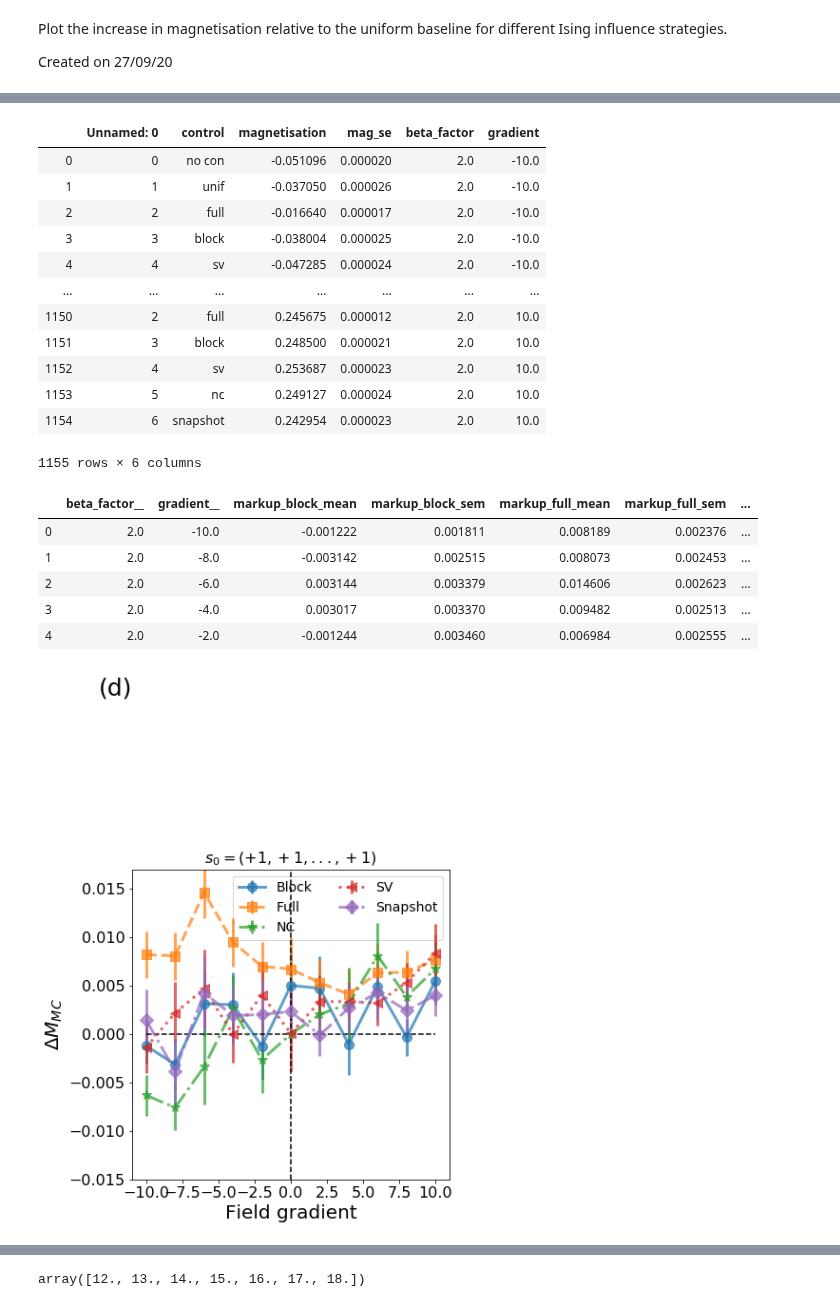
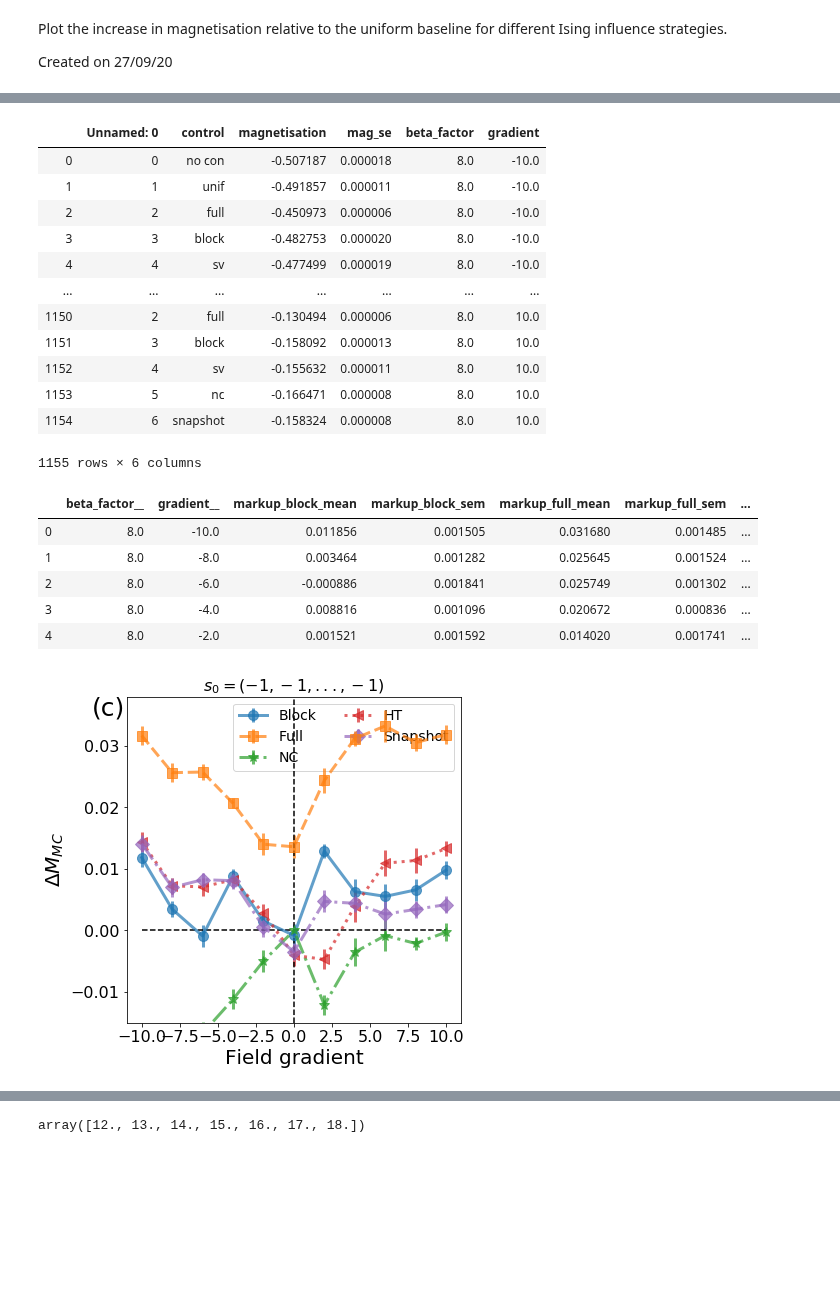
Before and after one commit to MGarrod1/unobserved_spin_influence, a Jupyter notebook: Figures_3-4_Pokec/fig4-b-c-plots.ipynb, the cells around one changed output, grey strips where cells are left out. Cells and saved outputs as stored; diff of their text form; code cells hidden in the pictures; blank space fills up the shorter version.

```diff
--- a/Figures_3-4_Pokec/fig4-b-c-plots.ipynb
+++ b/Figures_3-4_Pokec/fig4-b-c-plots.ipynb
@@ -11,6 +11,3 @@ from scipy import stats
 import matplotlib
 import pylab
 import itertools
-# %%
-eval_data = pd.read_csv("Data/Pokec_control_eval_data_no_field.csv")
-eval_data
@@ -31,18 +14,10 @@ eval_data
 # %%
-#eval_data = pd.read_csv('Data/Pokec_control_eval_data_new.csv')
-#eval_data = pd.read_csv('Data/Pokec_control_eval_data_positive.csv')
-#eval_data = pd.read_csv("Data/Pokec_control_eval_data_no_field.csv")
-#eval_data = pd.read_csv("Data/Pokec_control_eval_data_beta2_neg.csv")
-
-#eval_data = pd.read_csv("Data/Pokec_control_eval_data_positive_larger_gs.csv").append(pd.read_csv('Data/Pokec_control_eval_data_positive.csv'))
-# Pokec_control_eval_data_beta_2-0_1-0
-init_sign=1.0
+init_sign=-1.0
 
 if init_sign==1.0:
     eval_data = pd.read_csv("Data/Pokec_control_eval_data_positive_start_neg_g.csv").append(pd.read_csv('Data/Pokec_control_eval_data_positive.csv'))
+    # filter to even only
     eval_data = eval_data.loc[eval_data['gradient'].isin(list(np.arange(-10.0,12.0,2.0)))]
-    # filter to even only
-    eval_data = pd.read_csv("Data/Pokec_control_eval_data_beta_2-0_1-0.csv")
 
 
 elif init_sign==-1.0:
@@ -50,22 +25,22 @@ elif init_sign==-1.0:
 eval_data
 # %% [output]
 |  | Unnamed: 0 | control | magnetisation | mag_se | beta_factor | gradient |
-| 0 | 0 | no con | -0.051096 | 0.000020 | 2.0 | -10.0 |
-| 1 | 1 | unif | -0.037050 | 0.000026 | 2.0 | -10.0 |
-| 2 | 2 | full | -0.016640 | 0.000017 | 2.0 | -10.0 |
-| 3 | 3 | block | -0.038004 | 0.000025 | 2.0 | -10.0 |
-| 4 | 4 | sv | -0.047285 | 0.000024 | 2.0 | -10.0 |
+| 0 | 0 | no con | -0.507187 | 0.000018 | 8.0 | -10.0 |
+| 1 | 1 | unif | -0.491857 | 0.000011 | 8.0 | -10.0 |
+| 2 | 2 | full | -0.450973 | 0.000006 | 8.0 | -10.0 |
+| 3 | 3 | block | -0.482753 | 0.000020 | 8.0 | -10.0 |
+| 4 | 4 | sv | -0.477499 | 0.000019 | 8.0 | -10.0 |
 | ... | ... | ... | ... | ... | ... | ... |
-| 1150 | 2 | full | 0.245675 | 0.000012 | 2.0 | 10.0 |
-| 1151 | 3 | block | 0.248500 | 0.000021 | 2.0 | 10.0 |
-| 1152 | 4 | sv | 0.253687 | 0.000023 | 2.0 | 10.0 |
-| 1153 | 5 | nc | 0.249127 | 0.000024 | 2.0 | 10.0 |
-| 1154 | 6 | snapshot | 0.242954 | 0.000023 | 2.0 | 10.0 |
+| 1150 | 2 | full | -0.130494 | 0.000006 | 8.0 | 10.0 |
+| 1151 | 3 | block | -0.158092 | 0.000013 | 8.0 | 10.0 |
+| 1152 | 4 | sv | -0.155632 | 0.000011 | 8.0 | 10.0 |
+| 1153 | 5 | nc | -0.166471 | 0.000008 | 8.0 | 10.0 |
+| 1154 | 6 | snapshot | -0.158324 | 0.000008 | 8.0 | 10.0 |
 1155 rows × 6 columns
 # %%
 control_names = ['block','full','nc','sv','snapshot']
 # %%
-beta_choice = 2.0 #8.0 #8.0
+beta_choice = 8.0 #8.0
 eval_data = eval_data.loc[eval_data['beta_factor']==beta_choice]
 eval_data['Sample_index'] = eval_data.reset_index().reset_index().groupby(by=['control','gradient','beta_factor'])['level_0'].transform(lambda x: x.rank())
 
@@ -79,11 +54,11 @@ grouped.columns=grouped.columns.map('_'.join)
 grouped.head()
 # %% [output]
 |  | beta_factor__ | gradient__ | markup_block_mean | markup_block_sem | markup_full_mean | markup_full_sem | ... |
-| 0 | 2.0 | -10.0 | -0.001222 | 0.001811 | 0.008189 | 0.002376 | ... |
-| 1 | 2.0 | -8.0 | -0.003142 | 0.002515 | 0.008073 | 0.002453 | ... |
-| 2 | 2.0 | -6.0 | 0.003144 | 0.003379 | 0.014606 | 0.002623 | ... |
-| 3 | 2.0 | -4.0 | 0.003017 | 0.003370 | 0.009482 | 0.002513 | ... |
-| 4 | 2.0 | -2.0 | -0.001244 | 0.003460 | 0.006984 | 0.002555 | ... |
+| 0 | 8.0 | -10.0 | 0.011856 | 0.001505 | 0.031680 | 0.001485 | ... |
+| 1 | 8.0 | -8.0 | 0.003464 | 0.001282 | 0.025645 | 0.001524 | ... |
+| 2 | 8.0 | -6.0 | -0.000886 | 0.001841 | 0.025749 | 0.001302 | ... |
+| 3 | 8.0 | -4.0 | 0.008816 | 0.001096 | 0.020672 | 0.000836 | ... |
+| 4 | 8.0 | -2.0 | 0.001521 | 0.001592 | 0.014020 | 0.001741 | ... |
 # %%
 gradient = list(grouped['gradient__'])
 
@@ -102,8 +77,12 @@ def name_map(label) :
 
     .title() to other labels
     """
-    if len(label) < 3 :
-        return label.upper()
+
+    if label=='sv':
+        return 'HT'
+    elif label=='nc':
+        return 'NC'
+
     else :
         return label.title()
 
@@ -124,39 +103,36 @@ for con in control_names :
     plt.errorbar(gradient,mean_markup,yerr=sem_markup,label=name_map(con)
                  ,mfc=f'{col_current}',mec=f'{col_current}',
                  color=f'{col_current}',
                  marker=f'{next(marker_styles)}',
                 linestyle=f'{next(line_styles)}',alpha=0.7,markersize=10,lw=3.0)
 
 plt.plot([-10,10],[0,0],'k--')
 
 plt.xlabel("Field gradient",fontsize=20)
 plt.ylabel("$\Delta M_{MC}$",fontsize=20 )
 plt.yticks(fontsize=16)
 plt.xticks(fontsize=16)
 #plt.legend(fontsize=14,ncol=2,loc='upper left')
 ax.legend(fontsize=14,ncol=2,loc='upper right').set_zorder(0)
 
 #plt.xlim(-11,11)
 #plt.xlim(-1,1)
 #plt.xlim(-1,19)
-#plt.ylim(-0.015,0.038)
-plt.ylim(-0.015,0.017)
+plt.ylim(-0.015,0.038)
+#plt.ylim(-0.015,0.017)
 plt.plot([0,0],[-0.015,0.038],'k--')
 
 
 if init_sign==-1.0:
     plt.text(-13.3,0.035,'(c)',fontsize=25)
     plt.title("$s_0=(-1,-1,...,-1)$",fontsize=16)
 elif init_sign==1.0:
     plt.text(-13.3,0.035,'(d)',fontsize=25)
     plt.title("$s_0=(+1,+1,...,+1)$",fontsize=16)
 
-
-
-
 plt.savefig(f"Plots/Pokec_markup_as_grad_beta_{beta_choice}_{init_sign}".replace('.','-') + ".jpg",bbox_inches='tight')
 # %% [output]
-[figure, old version]
+[figure, new version]
 # %%
 single_gradient=eval_data.loc[eval_data['gradient']==0]
 single_gradient
```
Also changed, not shown: parts of 6 cells of this notebook.
